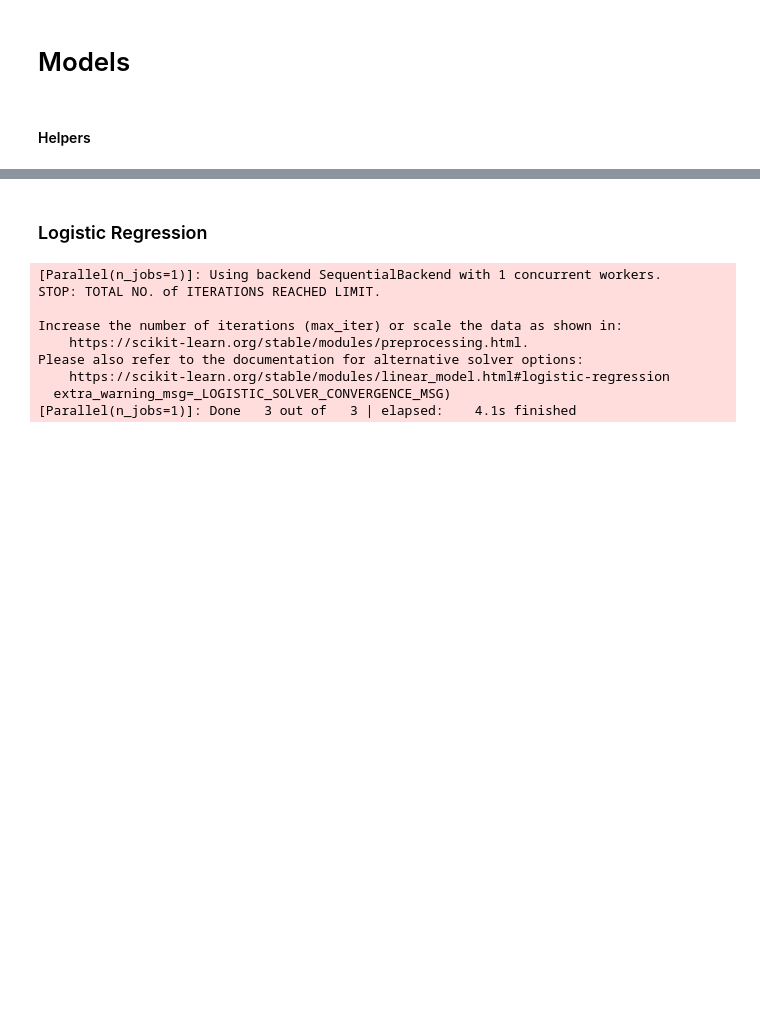
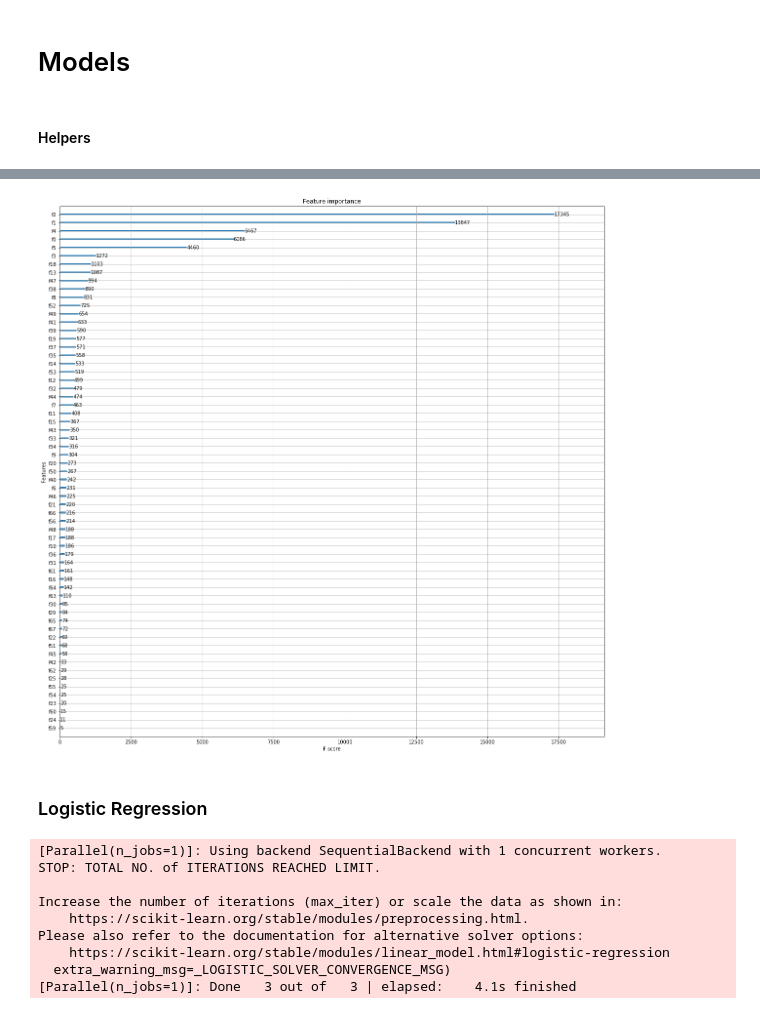
Before and after one commit to belulali/earthquake, a Jupyter notebook: Earthquake.ipynb, the cells around one changed output, grey strips where cells are left out. Drawn from its saved outputs; the diff is of its cells as text; code cells hidden in the pictures; blank space fills up the shorter version.

Commit message:
Executed xgboost model. Identified most important features

```diff
--- a/Earthquake.ipynb
+++ b/Earthquake.ipynb
@@ -228,13 +195,13 @@ extended_train_features.area_percentage = train_hieght_scaled
 # %% [markdown]
 ### Geolocation  features
 # %%
-scaler4 = MinMaxScaler()
-train_geo1_scaled = scaler4.fit_transform(np.array(extended_train_features.iloc[:, 1]).reshape(-1,1))
-extended_train_features.geo_level_1_id = train_geo1_scaled
+# scaler4 = MinMaxScaler()
+# train_geo1_scaled = scaler4.fit_transform(np.array(extended_train_features.iloc[:, 1]).reshape(-1,1))
+# extended_train_features.geo_level_1_id = train_geo1_scaled
 
-scaler5 = MinMaxScaler()
-train_geo2_scaled = scaler5.fit_transform(np.array(extended_train_features.iloc[:, 2]).reshape(-1,1))
-extended_train_features.geo_level_2_id = train_geo2_scaled
+# scaler5 = MinMaxScaler()
+# train_geo2_scaled = scaler5.fit_transform(np.array(extended_train_features.iloc[:, 2]).reshape(-1,1))
+# extended_train_features.geo_level_2_id = train_geo2_scaled
 # %% [markdown]
 # Preparing the data for the ML models
 # %% [markdown]
@@ -307,0 +318,11 @@ ModuleNotFoundError: No module named 'xgboost'
+# %%
+# Select best hyper parameters
+best_params = {'subsample': 0.8122448979591836, 'reg_lambda': 1.5591836734693878,
+               'reg_alpha': 0.6081632653061224, 'n_estimators': 265,
+               'min_child_weight': 8, 'max_depth': 8,
+               'learning_rate': 0.32374575428176433,
+               'gamma': 0.3906939937054615, 'colsample_bytree': 0.9428571428571428}
+# %%
+# Instantiate and fit the model using best parameters
+xgb_bst = XGBClassifier(objective='multi:softmax', n_classes=3, **best_params)
+bst_fit = xgb_bst.fit(train_features, train_labels)
@@ -308,3 +332,11 @@ ModuleNotFoundError: No module named 'xgboost'
+# %%
+# Plot feature importance
+from xgboost import plot_importance
+plt.rcParams["figure.figsize"] = (20, 20)
+plot_importance(xgb_bst)
+plt.show()
+# %% [output]
+[figure, added]
 # %% [markdown]
 ### Logistic Regression
 # %%
```
Also changed, not shown: parts of 11 cells of this notebook.
